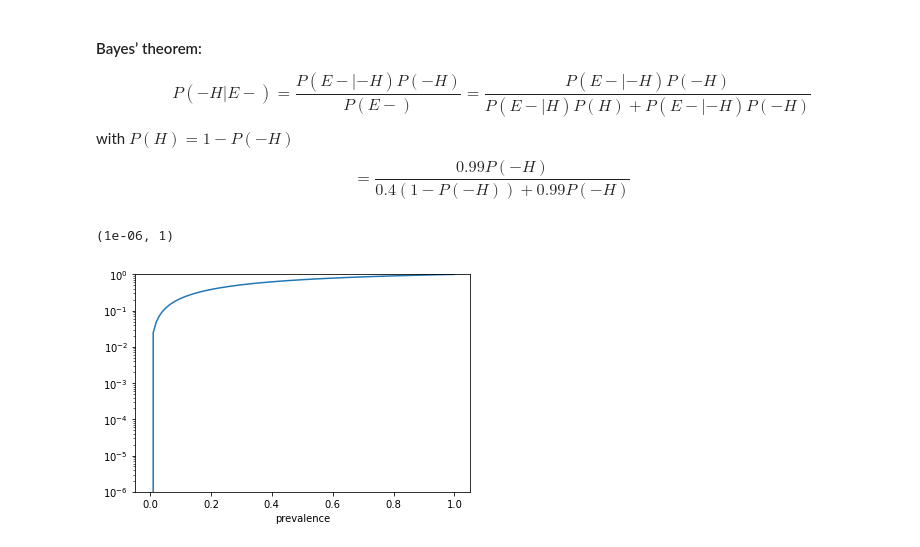
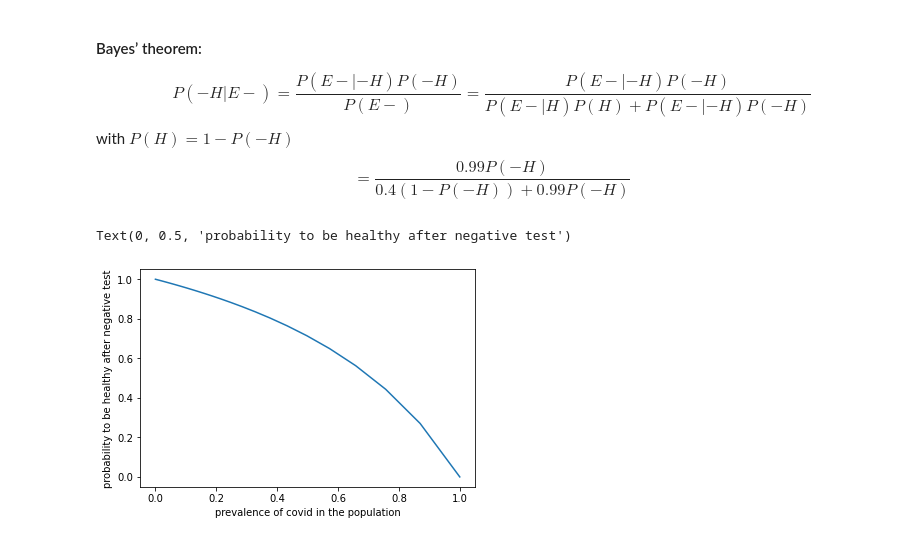
Before and after one commit to aotownsend/StatMethods2022, a Jupyter notebook: submissions/week8/Exercise8_Ida.ipynb, the cells around one changed output. Saved outputs shown, nothing was run; the diff lists cells and outputs as text; code cells hidden in the pictures.

```diff
--- a/submissions/week8/Exercise8_Ida.ipynb
+++ b/submissions/week8/Exercise8_Ida.ipynb
@@ -167,11 +164,11 @@ with $P(H) = 1 -P(-H)$
 $$= \frac{0.01 P(-H)}{0.6(1 - P(-H)) + 0.01 P(-H)}$$
 # %%
 def BayesHealthyPositiveTest(p):
-    return 0.01*p/(0.6*(1-p)+0.01*p)
+    return 0.01*(1-p)/(0.6*(p)+0.01*(1-p))
 # %%
 propHealthy = []
-#log10_prevalence = np.linspace(-6, 0, 100)
-prevalence = np.linspace(0, 1, 100)#10**log10_prevalence
+log10_prevalence = np.linspace(-6, 0, 100)
+prevalence = 10**log10_prevalence #np.linspace(0, 1, 100)#
 for p in prevalence:
     propHealthy.append(BayesHealthyPositiveTest(p))
 # %%
@@ -199,18 +196,18 @@ with $P(H) = 1 -P(-H)$
 $$= \frac{0.99 P(-H)}{0.4(1 - P(-H)) + 0.99 P(-H)}$$
 # %%
 def BayesHealthyNegativeTest(p):
-    return 0.99*p/(0.4*(1-p)+0.99*p)
+    return 0.99*(1-p)/(0.4*(p)+0.99*(1-p))
 # %%
 propHealthy = []
-#log10_prevalence = np.linspace(-6, 0, 100)
-prevalence = np.linspace(0, 1, 100)#10**log10_prevalence
+log10_prevalence = np.linspace(-6, 0, 100)
+prevalence = 10**log10_prevalence
 for p in prevalence:
     propHealthy.append(BayesHealthyNegativeTest(p))
 
 plt.plot(prevalence, propHealthy)
-plt.xlabel("prevalence")
-plt.yscale("log")
-plt.ylim(10**(-6), 1)
+plt.xlabel("prevalence of covid in the population")
+plt.ylabel("probability to be healthy after negative test")
+#plt.yscale("log")
 # %% [output]
-(1e-06, 1)
+Text(0, 0.5, 'probability to be healthy after negative test')
-[figure, old version]
+[figure, new version]
```
Also changed, not shown: parts of 8 cells of this notebook.
